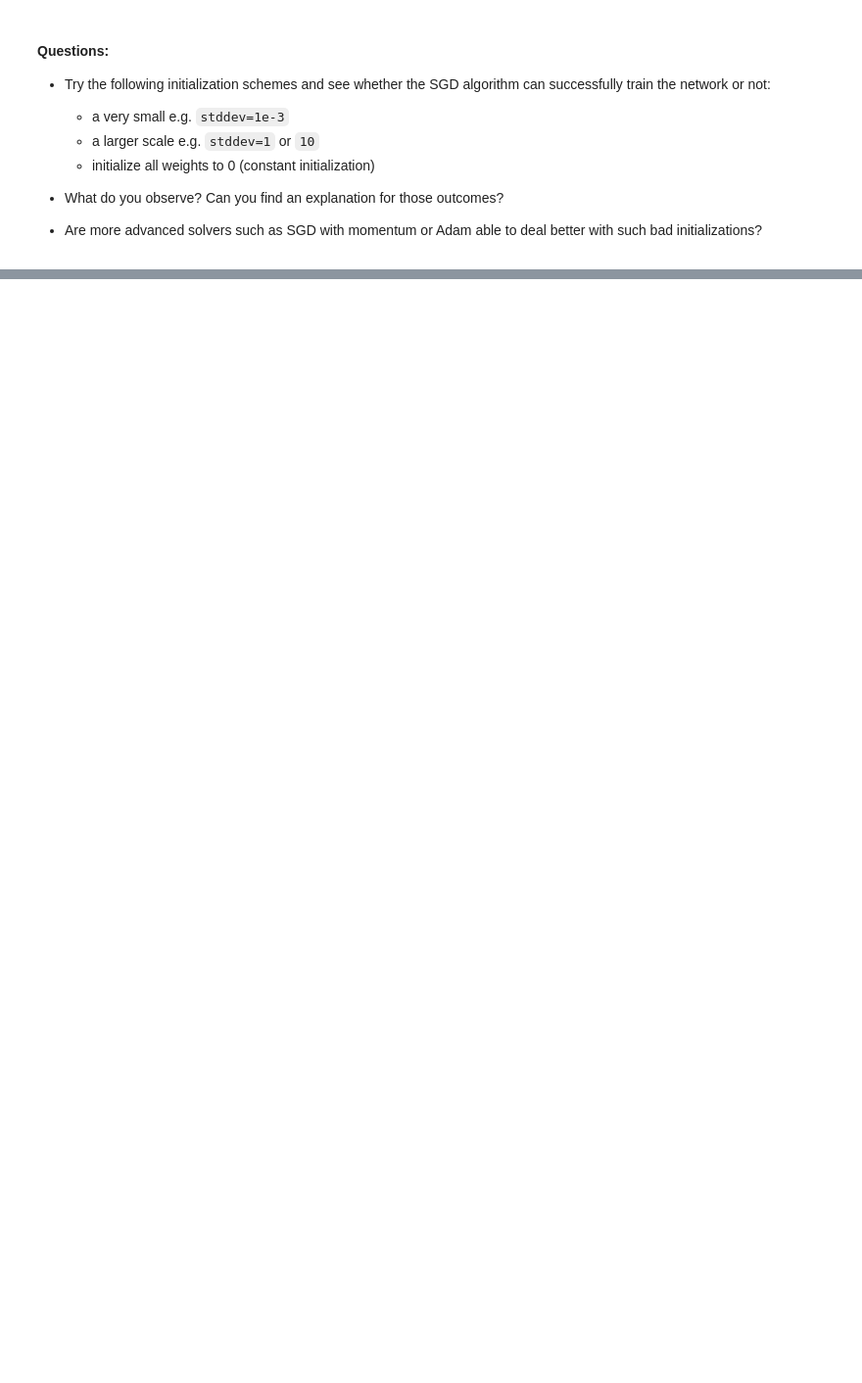
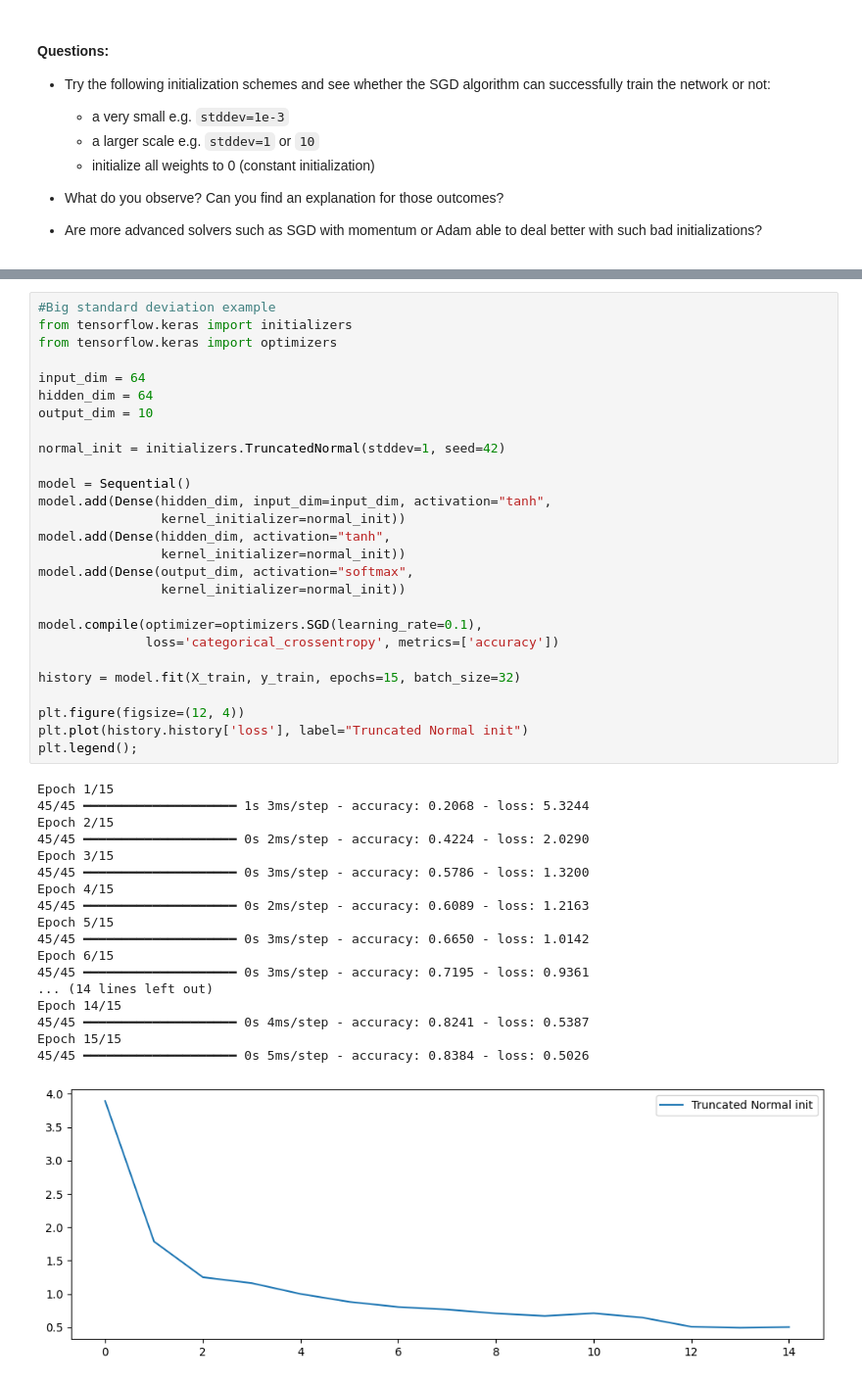
Before and after one commit to shyeolekar5/deep_learning, a Jupyter notebook: 01_materials/labs/lab_1.ipynb, the cells around one changed output, grey strips where cells are left out. Shown at 98% size. Saved outputs shown, nothing was run; the diff lists cells and outputs as text; blank space fills up the shorter version.

```diff
--- a/01_materials/labs/lab_1.ipynb
+++ b/01_materials/labs/lab_1.ipynb
@@ -398,0 +797,46 @@ model.layers[0].weights
+# %%
+#Big standard deviation example
+from tensorflow.keras import initializers
+from tensorflow.keras import optimizers
+
+input_dim = 64
+hidden_dim = 64
+output_dim = 10
+
+normal_init = initializers.TruncatedNormal(stddev=1, seed=42)
+
+model = Sequential()
+model.add(Dense(hidden_dim, input_dim=input_dim, activation="tanh",
+                kernel_initializer=normal_init))
+model.add(Dense(hidden_dim, activation="tanh",
+                kernel_initializer=normal_init))
+model.add(Dense(output_dim, activation="softmax",
+                kernel_initializer=normal_init))
+
+model.compile(optimizer=optimizers.SGD(learning_rate=0.1),
+              loss='categorical_crossentropy', metrics=['accuracy'])
+
+history = model.fit(X_train, y_train, epochs=15, batch_size=32)
+
+plt.figure(figsize=(12, 4))
+plt.plot(history.history['loss'], label="Truncated Normal init")
+plt.legend();
+# %% [output]
+Epoch 1/15
+45/45 ━━━━━━━━━━━━━━━━━━━━ 1s 3ms/step - accuracy: 0.2068 - loss: 5.3244
+Epoch 2/15
+45/45 ━━━━━━━━━━━━━━━━━━━━ 0s 2ms/step - accuracy: 0.4224 - loss: 2.0290
+Epoch 3/15
+45/45 ━━━━━━━━━━━━━━━━━━━━ 0s 3ms/step - accuracy: 0.5786 - loss: 1.3200
+Epoch 4/15
+45/45 ━━━━━━━━━━━━━━━━━━━━ 0s 2ms/step - accuracy: 0.6089 - loss: 1.2163
+Epoch 5/15
+45/45 ━━━━━━━━━━━━━━━━━━━━ 0s 3ms/step - accuracy: 0.6650 - loss: 1.0142
+Epoch 6/15
+45/45 ━━━━━━━━━━━━━━━━━━━━ 0s 3ms/step - accuracy: 0.7195 - loss: 0.9361
+... (14 lines left out)
+Epoch 14/15
+45/45 ━━━━━━━━━━━━━━━━━━━━ 0s 4ms/step - accuracy: 0.8241 - loss: 0.5387
+Epoch 15/15
+45/45 ━━━━━━━━━━━━━━━━━━━━ 0s 5ms/step - accuracy: 0.8384 - loss: 0.5026
+[figure, added]
```
Also changed, not shown: parts of 41 cells of this notebook.
